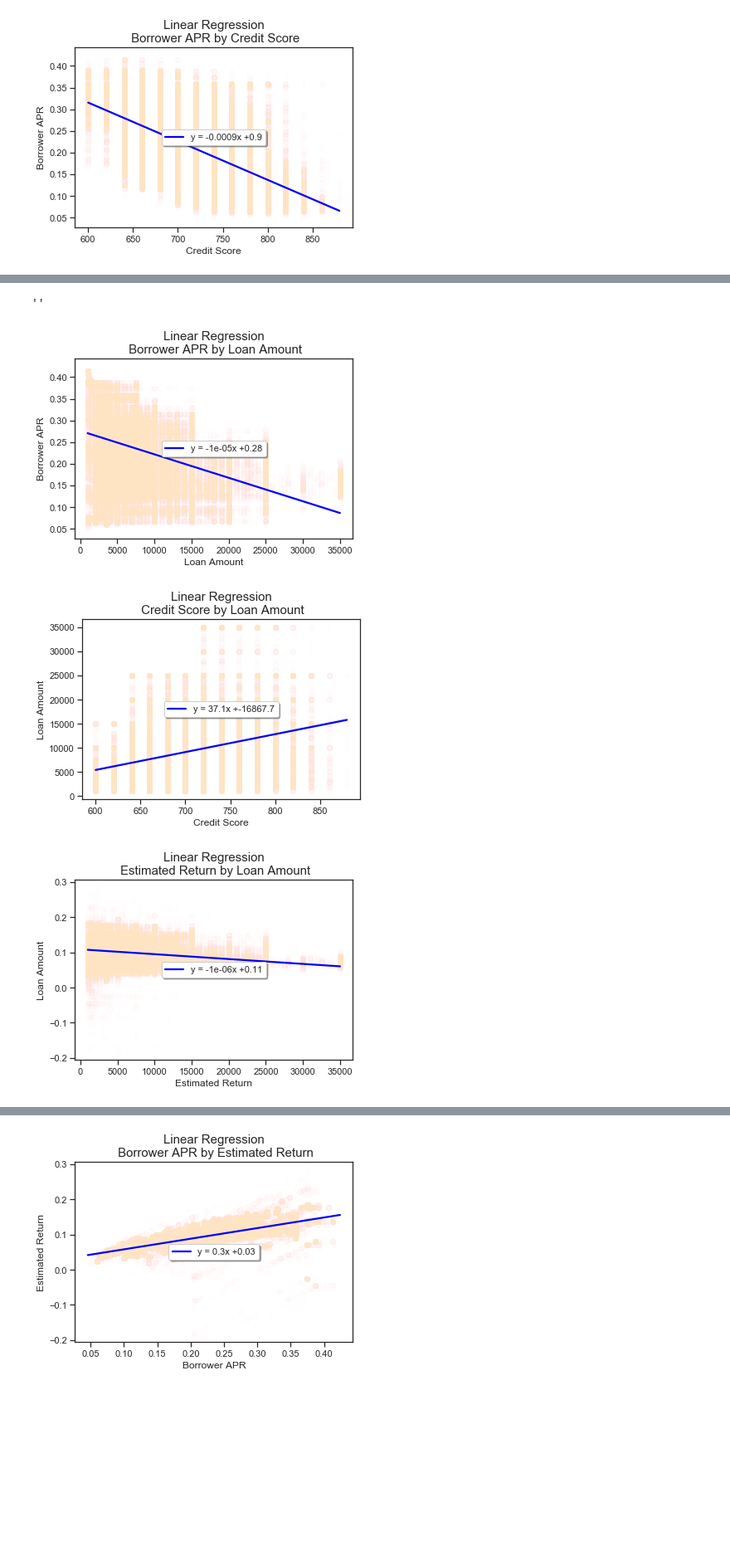
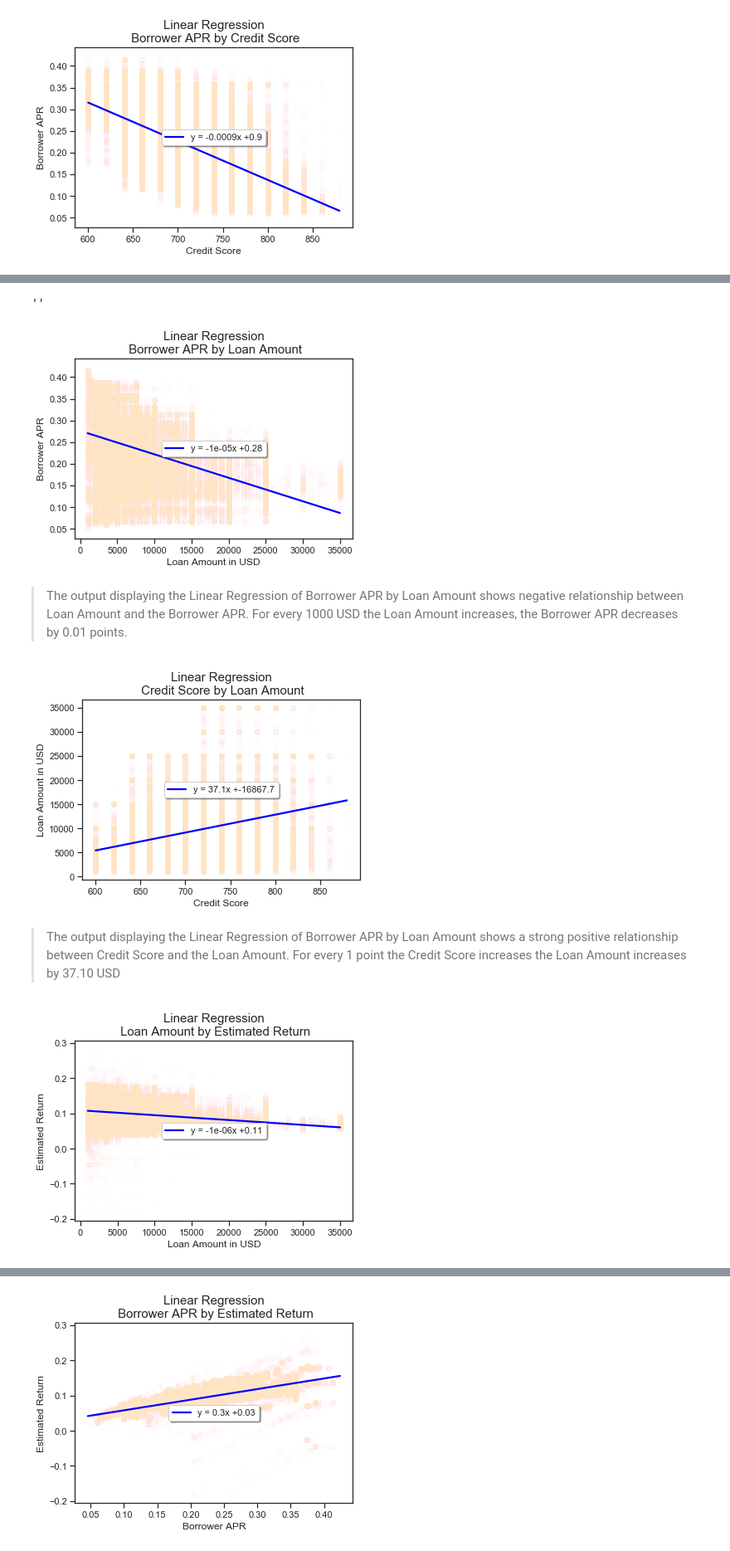
Before and after one commit to TyDataSci/LoanProsper, a Jupyter notebook: visualization.ipynb, the cells around one changed output, grey strips where cells are left out. Shown at 83% size. Drawn from its saved outputs; the diff is of its cells as text; code cells hidden in the pictures; blank space fills up the shorter version.

```diff
--- a/visualization.ipynb
+++ b/visualization.ipynb
@@ -463,7 +466,7 @@ intercept = round(intercept,2)
 ax = sns.regplot(x=clean_loans['LoanOriginalAmount'],y=clean_loans['BorrowerAPR'], scatter_kws={'color':'bisque','alpha':0.009},
             line_kws={'color':'blue', 'label': f"y = {slope}x +{intercept}"}, truncate=True)
 
-plt.xlabel('Loan Amount')
+plt.xlabel('Loan Amount in USD')
 plt.ylabel('Borrower APR')
 
 plt.title('Linear Regression\n Borrower APR by Loan Amount',size=title)
@@ -471,7 +474,10 @@ ax.legend(loc=10,shadow=True)
 ;
 # %% [output]
 ''
-[figure, old version]
+[figure, new version]
+# %% [markdown]
+> The output displaying the Linear Regression of Borrower APR by Loan Amount shows negative relationship between Loan Amount and the Borrower APR.
+> For every 1000 USD the Loan Amount increases, the Borrower APR decreases by 0.01 points.
 # %%
 sns.set_style('ticks')
 slope, intercept, r_value, p_value, std_err = stats.linregress(clean_loans['CreditScoreRangeLower'],clean_loans['LoanOriginalAmount'])
@@ -483,25 +489,27 @@ ax = sns.regplot(x=clean_loans['CreditScoreRangeLower'],y=clean_loans['LoanOrigi
 
 
 plt.xlabel('Credit Score')
-plt.ylabel('Loan Amount')
+plt.ylabel('Loan Amount in USD')
 plt.title('Linear Regression\n Credit Score by Loan Amount', size=title)
 ax.legend(loc=10,shadow=True)
 plt.show()
 # %% [output]
-[figure, old version]
+[figure, new version]
+# %% [markdown]
+> The output displaying the Linear Regression of Borrower APR by Loan Amount shows a strong positive relationship between Credit Score and the Loan Amount. For every 1 point the Credit Score increases the Loan Amount increases by 37.10 USD
 # %%
 sns.set_style('ticks')
 slope, intercept, r_value, p_value, std_err = stats.linregress(clean_loans['LoanOriginalAmount'],clean_loans['EstimatedReturn'])
 slope = round(slope,6)
 intercept = round(intercept,2)
 
 ax = sns.regplot(x=clean_loans['LoanOriginalAmount'],y=clean_loans['EstimatedReturn'], scatter_kws={'color':'bisque','alpha':0.009},
           line_kws={'color':'blue', 'label': f"y = {slope}x +{intercept}"}, truncate=True);
 
-plt.xlabel('Estimated Return')
-plt.ylabel('Loan Amount')
-plt.title('Linear Regression\n Estimated Return by Loan Amount',size=title)
+plt.xlabel('Loan Amount in USD')
+plt.ylabel('Estimated Return')
+plt.title('Linear Regression\n Loan Amount by Estimated Return',size=title)
 ax.legend(loc=10,shadow=True)
 plt.show()
 # %% [output]
-[figure, old version]
+[figure, new version]
```
Also changed, not shown: parts of 22 cells of this notebook, 1 other file.
